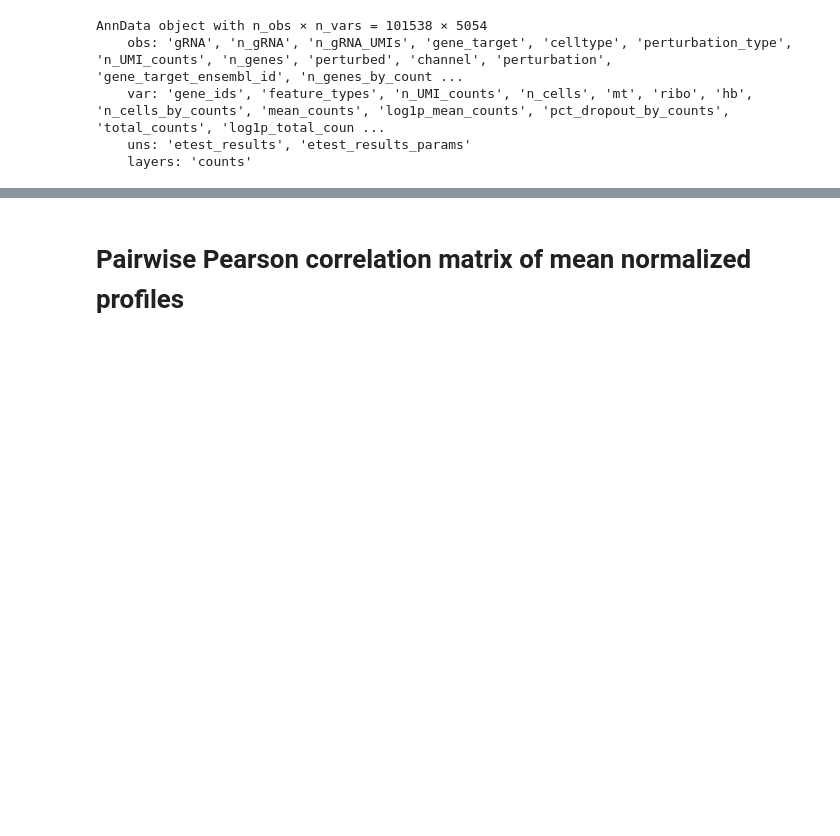
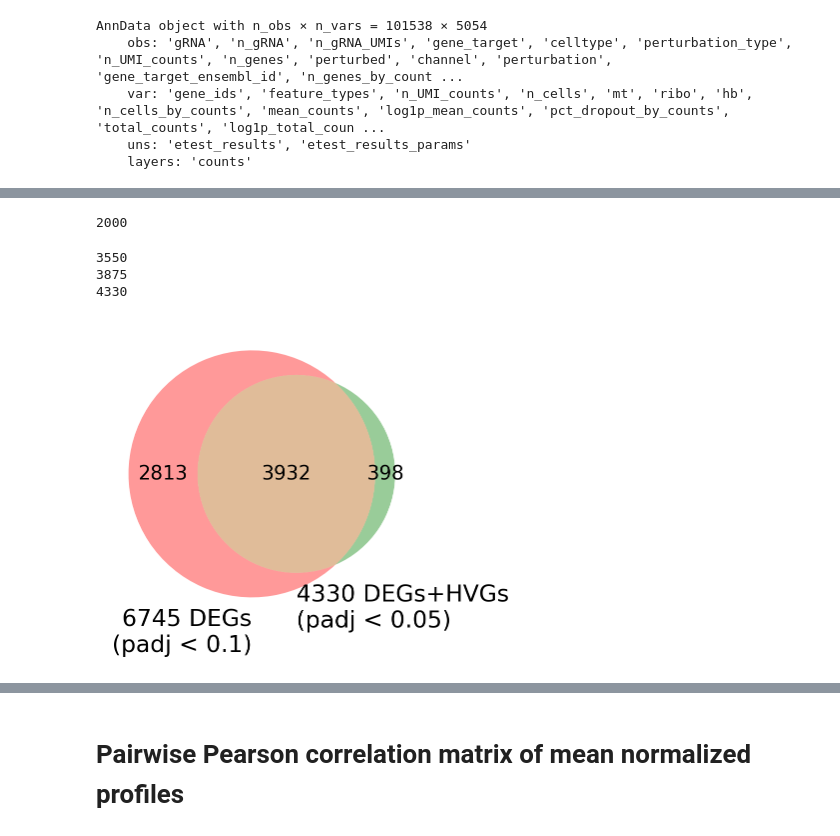
Before and after one commit to subramaniam-lab-ucsd/tf-project, a Jupyter notebook: tf_project_de_analysis_mde.ipynb, the cells around one changed output, grey strips where cells are left out. Cells and saved outputs as stored; diff of their text form; code cells hidden in the pictures; blank space fills up the shorter version.

```diff
--- a/tf_project_de_analysis_mde.ipynb
+++ b/tf_project_de_analysis_mde.ipynb
@@ -1465,0 +1507,18 @@ adata_padj10_lfc0pt25 = filter_adata_degs(adata, de_results_df_gene_targets,
+# %%
+def get_top_up_down_DEGs(DE_results_df, n_up_DEGs=5, n_down_DEGs=5,
+                         p_threshold=0.05, p_threshold_type="padj", lfc_threshold=0):
+    perts = {col.split("_")[0] for col in DE_results_df.columns}
+    top_DEGs = set()
+    for pert in perts:
+        lfc_col = f"{pert}_log2FoldChange"
+        signif_col = f"{pert}_{p_threshold_type}"
+        pert_df = DE_results_df[[signif_col, lfc_col]].dropna()
+        pert_df = pert_df[pert_df[signif_col] < p_threshold]
+        # Get top DEGs
+        up_df = pert_df[pert_df[lfc_col] > lfc_threshold].sort_values(by=lfc_col, ascending=False).head(n_up_DEGs)
+        top_up_DEGs = up_df.index.tolist()
+        top_DEGs.update(set(top_up_DEGs))
+        down_df = pert_df[pert_df[lfc_col] > lfc_threshold].sort_values(by=lfc_col).head(n_down_DEGs)
+        top_down_DEGs = down_df.index.tolist()
+        top_DEGs.update(set(top_down_DEGs))
+    return top_DEGs
@@ -1465,0 +1537,4 @@ adata_padj10_lfc0pt25 = filter_adata_degs(adata, de_results_df_gene_targets,
+# %%
+top_50_degs = get_top_up_down_DEGs(de_results_df_gene_targets, n_up_DEGs=50, n_down_DEGs=50,
+                                p_threshold=0.1, p_threshold_type="padj", lfc_threshold=0.25)
+print(len(top_50_degs))
@@ -1465,0 +1575,4 @@ adata_padj10_lfc0pt25 = filter_adata_degs(adata, de_results_df_gene_targets,
+# %%
+import scanpy as sc
+hvgs_df = sc.pp.highly_variable_genes(adata, layer="counts", n_top_genes=2000,
+                                      flavor="seurat_v3", inplace=False)
@@ -1465,0 +1590,20 @@ adata_padj10_lfc0pt25 = filter_adata_degs(adata, de_results_df_gene_targets,
+# %%
+hvgs = set(hvgs_df[hvgs_df["highly_variable"] == True].index.tolist())
+print(len(hvgs))
+# %% [output]
+2000
+# %%
+print(len(hvgs | top_10_degs))
+print(len(hvgs | top_20_degs))
+print(len(hvgs | top_50_degs))
+# %% [output]
+3550
+3875
+4330
+# %%
+from matplotlib_venn import venn2
+degs_hvgs_50 = hvgs | top_50_degs
+_ = venn2((degs_padj_0pt1, degs_hvgs_50),
+          set_labels=("6745 DEGs\n(padj < 0.1)", "4330 DEGs+HVGs\n(padj < 0.05)"))
+# %% [output]
+[figure, added]
```
Also changed, not shown: parts of 18 cells of this notebook.
